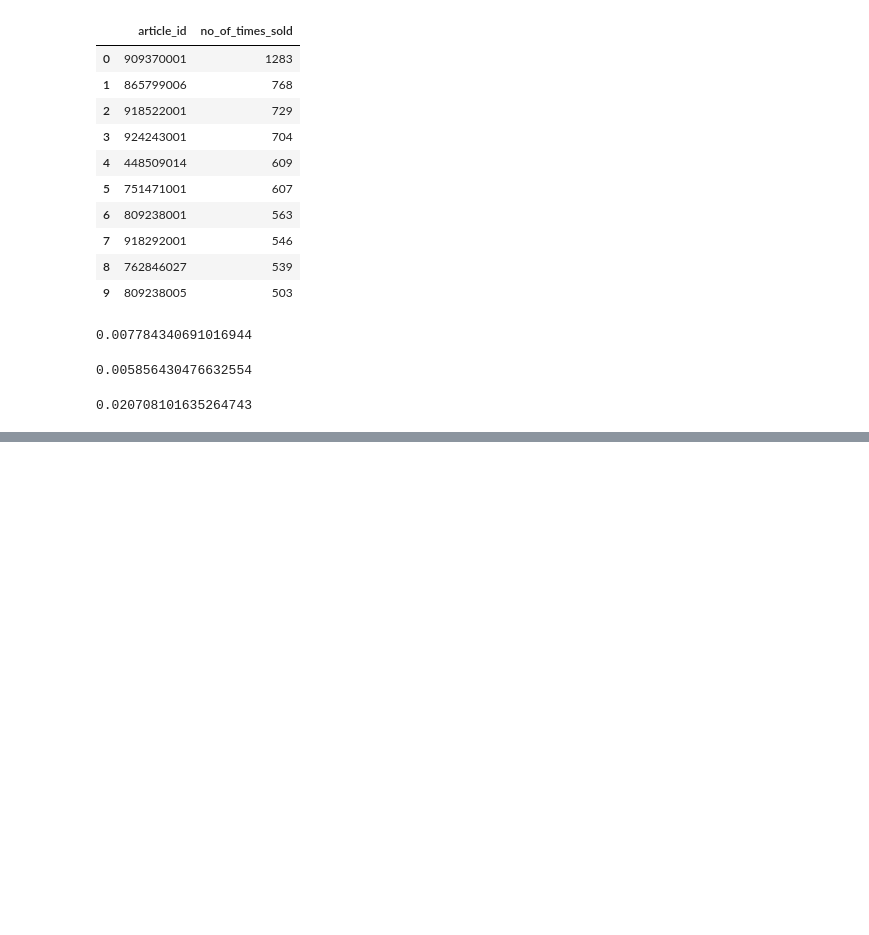
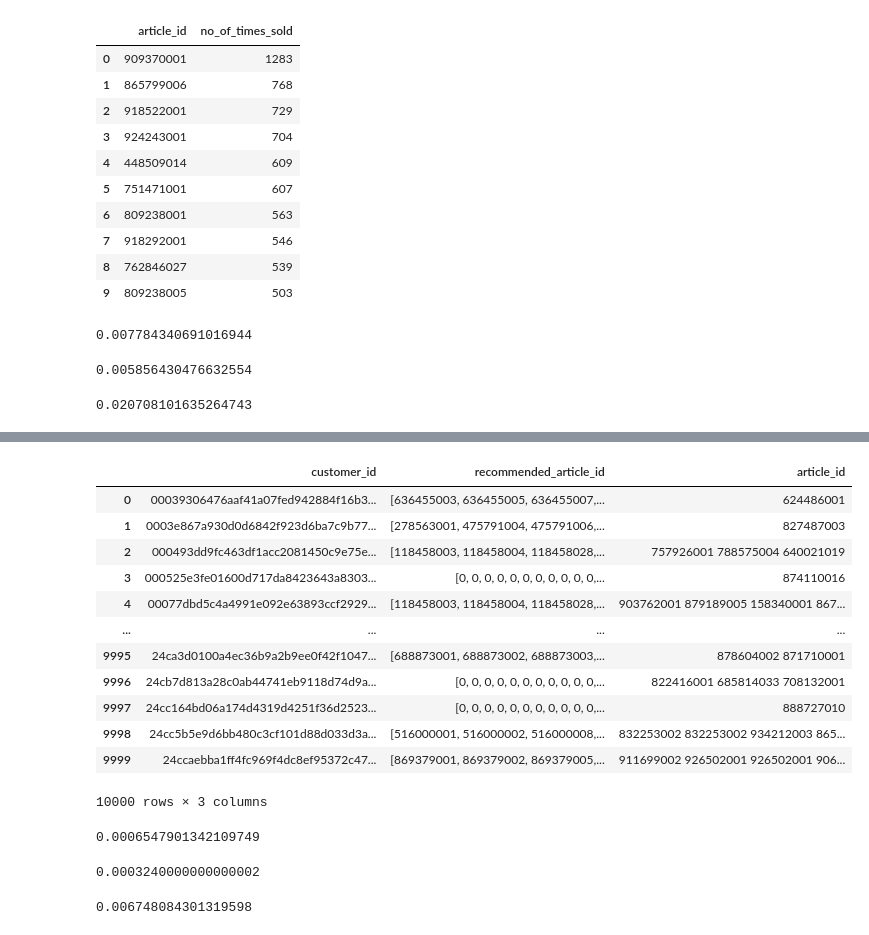
Before and after one commit to aindrila28/recommender_systems, a Jupyter notebook: Non-personalised.ipynb, the cells around one changed output, grey strips where cells are left out. Drawn from its saved outputs; the diff is of its cells as text; code cells hidden in the pictures; blank space fills up the shorter version.

```diff
--- a/Non-personalised.ipynb
+++ b/Non-personalised.ipynb
@@ -199,0 +260,11 @@ test
+# %%
+trans_df = transactions.copy()
+# %%
+ALL_USERS = trans_df['customer_id'].unique().tolist()
+ALL_ITEMS = trans_df['article_id'].unique().tolist()
+user_ids = dict(list(enumerate(ALL_USERS)))
+item_ids = dict(list(enumerate(ALL_ITEMS)))
+user_map = {u: uidx for uidx, u in user_ids.items()}
+item_map = {i: iidx for iidx, i in item_ids.items()}
+trans_df['user_id'] = trans_df['customer_id'].map(user_map)
+trans_df['item_id'] = trans_df['article_id'].map(item_map)
@@ -287,0 +461,8 @@ r_score
+# %%
+customer_ids = []
+recommended_article_ids = []
+for k in recs:
+    customer_ids.append(k)
+    recommended_article_ids.append(recs[k])
+content_based_recommendations = pd.DataFrame(zip(customer_ids, recommended_article_ids))
+content_based_recommendations.columns = ['customer_id', 'recommended_article_id']
@@ -287,0 +501,17 @@ r_score
+# %%
+actual_predicted_df = pd.merge(content_based_recommendations, test_df, on='customer_id')
+actual_predicted_df
+# %% [output]
+|  | customer_id | recommended_article_id | article_id |
+| 0 | 00039306476aaf41a07fed942884f16b3... | [636455003, 636455005, 636455007,... | 624486001 |
+| 1 | 0003e867a930d0d6842f923d6ba7c9b77... | [278563001, 475791004, 475791006,... | 827487003 |
+| 2 | 000493dd9fc463df1acc2081450c9e75e... | [118458003, 118458004, 118458028,... | 757926001 788575004 640021019 |
+| 3 | 000525e3fe01600d717da8423643a8303... | [0, 0, 0, 0, 0, 0, 0, 0, 0, 0, 0,... | 874110016 |
+| 4 | 00077dbd5c4a4991e092e63893ccf2929... | [118458003, 118458004, 118458028,... | 903762001 879189005 158340001 867... |
+| ... | ... | ... | ... |
+| 9995 | 24ca3d0100a4ec36b9a2b9ee0f42f1047... | [688873001, 688873002, 688873003,... | 878604002 871710001 |
+| 9996 | 24cb7d813a28c0ab44741eb9118d74d9a... | [0, 0, 0, 0, 0, 0, 0, 0, 0, 0, 0,... | 822416001 685814033 708132001 |
+| 9997 | 24cc164bd06a174d4319d4251f36d2523... | [0, 0, 0, 0, 0, 0, 0, 0, 0, 0, 0,... | 888727010 |
+| 9998 | 24cc5b5e9d6bb480c3cf101d88d033d3a... | [516000001, 516000002, 516000008,... | 832253002 832253002 934212003 865... |
+| 9999 | 24ccaebba1ff4fc969f4dc8ef95372c47... | [869379001, 869379002, 869379005,... | 911699002 926502001 926502001 906... |
+10000 rows × 3 columns
@@ -287,0 +531,15 @@ r_score
+# %%
+map_cb = mapk(actual, predicted, 50)
+map_cb
+# %% [output]
+0.0006547901342109749
+# %%
+p_score = avg_precision(actual, predicted)
+p_score
+# %% [output]
+0.0003240000000000002
+# %%
+r_score = avg_recall(actual, predicted)
+r_score
+# %% [output]
+0.006748084301319598
```
Also changed, not shown: parts of 55 cells of this notebook.
